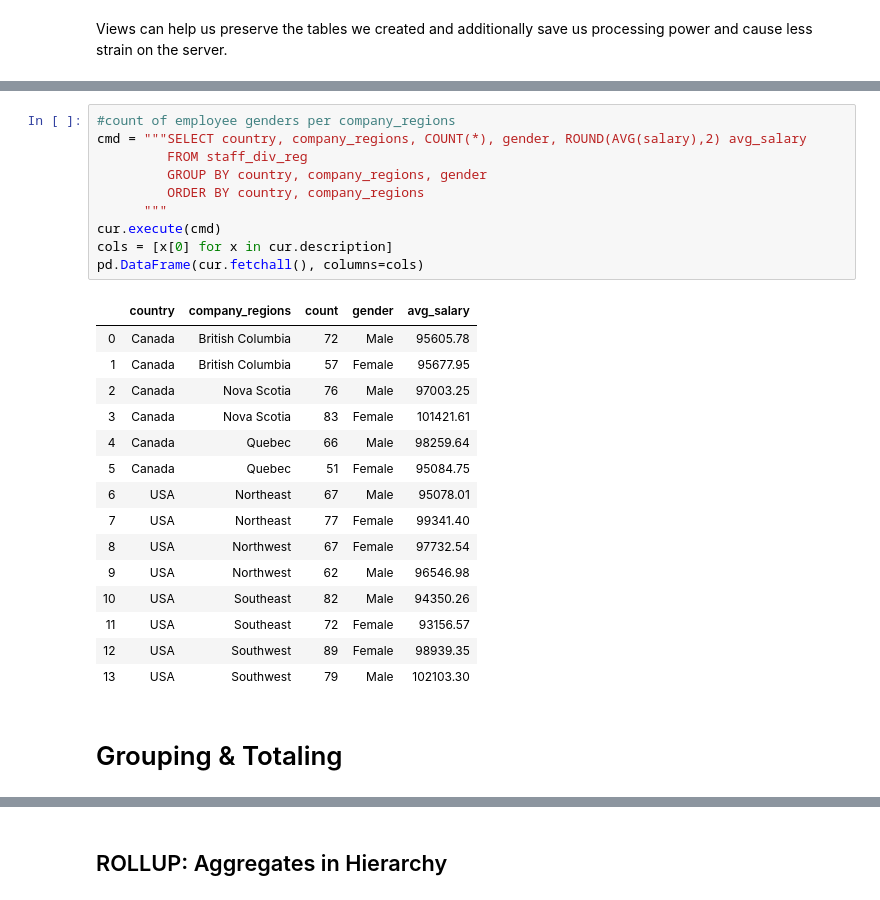
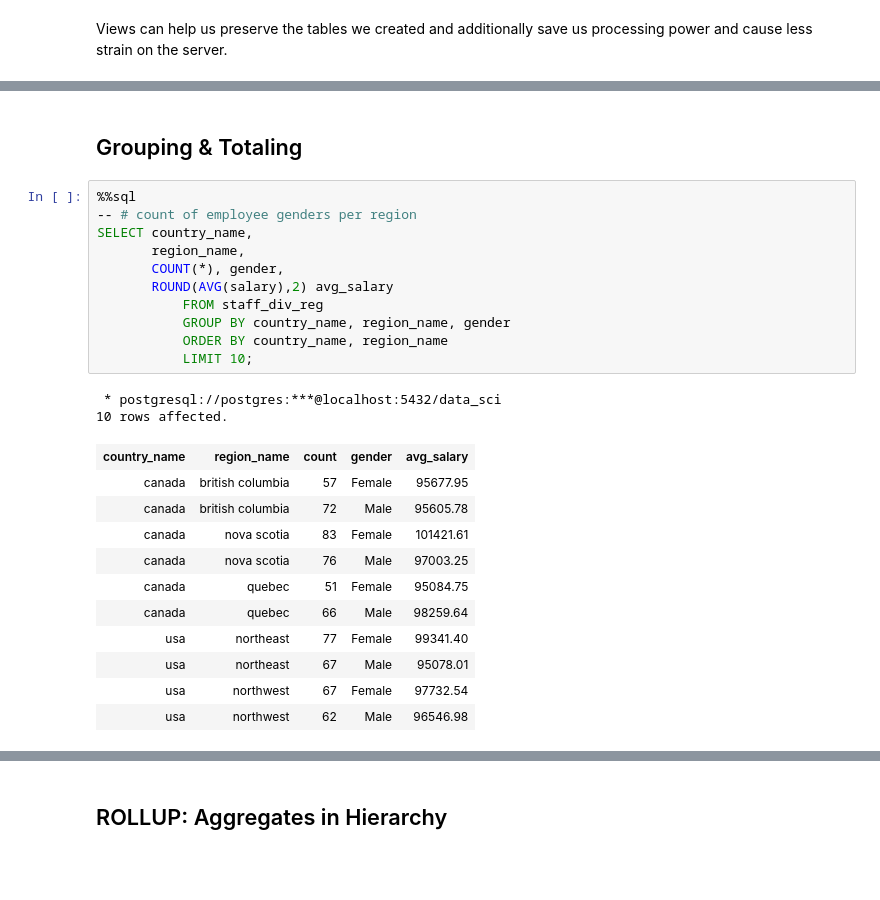
Before and after one commit to yasharmansouri/SQL-for-Data-Science, a Jupyter notebook: sql_for_data_science.ipynb, the cells around one changed output, grey strips where cells are left out. Drawn from its saved outputs; the diff is of its cells as text; blank space fills up the shorter version.

```diff
--- a/sql_for_data_science.ipynb
+++ b/sql_for_data_science.ipynb
@@ -776,28 +975,27 @@ pd.DataFrame(cur.fetchall(), columns=cols)
+# %% [markdown]
+## Grouping & Totaling
 # %%
-#count of employee genders per company_regions
-cmd = """SELECT country, company_regions, COUNT(*), gender, ROUND(AVG(salary),2) avg_salary
-         FROM staff_div_reg
-         GROUP BY country, company_regions, gender
-         ORDER BY country, company_regions
-      """
-cur.execute(cmd)
-cols = [x[0] for x in cur.description]
-pd.DataFrame(cur.fetchall(), columns=cols)
+%%sql
+-- # count of employee genders per region
+SELECT country_name,
+       region_name,
+       COUNT(*), gender,
+       ROUND(AVG(salary),2) avg_salary
+           FROM staff_div_reg
+           GROUP BY country_name, region_name, gender
+           ORDER BY country_name, region_name
+           LIMIT 10;
 # %% [output]
+ * postgresql://postgres:***@localhost:5432/data_sci
+10 rows affected.
-|  | country | company_regions | count | gender | avg_salary |
-| 0 | Canada | British Columbia | 72 | Male | 95605.78 |
-| 1 | Canada | British Columbia | 57 | Female | 95677.95 |
-| 2 | Canada | Nova Scotia | 76 | Male | 97003.25 |
-| 3 | Canada | Nova Scotia | 83 | Female | 101421.61 |
-| 4 | Canada | Quebec | 66 | Male | 98259.64 |
-| 5 | Canada | Quebec | 51 | Female | 95084.75 |
-| 6 | USA | Northeast | 67 | Male | 95078.01 |
-| 7 | USA | Northeast | 77 | Female | 99341.40 |
-| 8 | USA | Northwest | 67 | Female | 97732.54 |
-| 9 | USA | Northwest | 62 | Male | 96546.98 |
-| 10 | USA | Southeast | 82 | Male | 94350.26 |
-| 11 | USA | Southeast | 72 | Female | 93156.57 |
-| 12 | USA | Southwest | 89 | Female | 98939.35 |
-| 13 | USA | Southwest | 79 | Male | 102103.30 |
+| country_name | region_name | count | gender | avg_salary |
+| canada | british columbia | 57 | Female | 95677.95 |
+| canada | british columbia | 72 | Male | 95605.78 |
+| canada | nova scotia | 83 | Female | 101421.61 |
+| canada | nova scotia | 76 | Male | 97003.25 |
+| canada | quebec | 51 | Female | 95084.75 |
+| canada | quebec | 66 | Male | 98259.64 |
+| usa | northeast | 77 | Female | 99341.40 |
+| usa | northeast | 67 | Male | 95078.01 |
+| usa | northwest | 67 | Female | 97732.54 |
+| usa | northwest | 62 | Male | 96546.98 |
-# %% [markdown]
-# Grouping & Totaling
```
Also changed, not shown: parts of 161 cells of this notebook, 1 other file.
